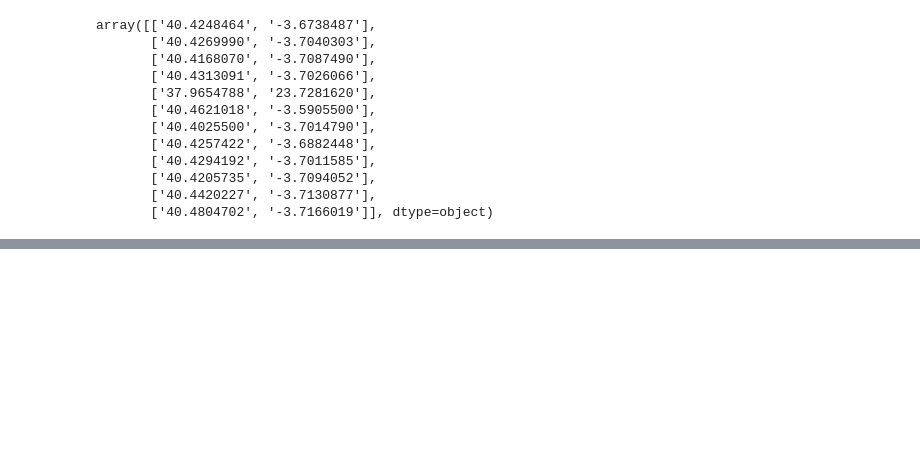
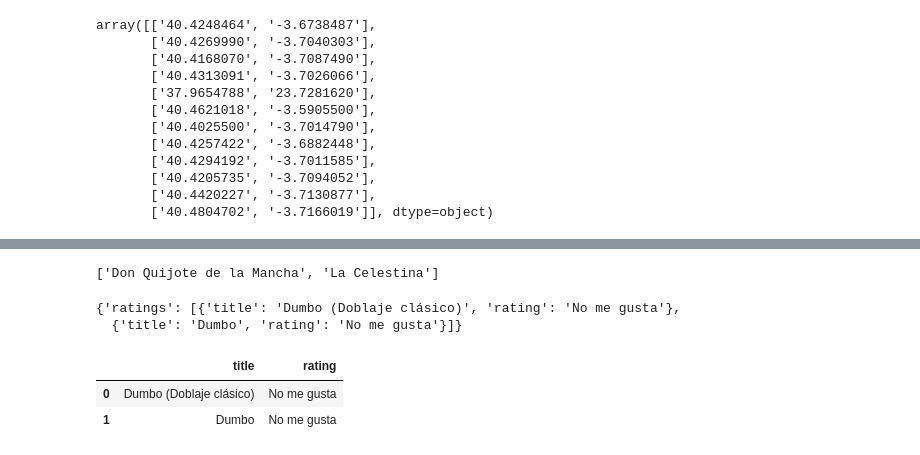
Before and after one commit to jbloch3/Proyecto_Final, a Jupyter notebook: ProyectoFinal.ipynb, the cells around one changed output, grey strips where cells are left out. Saved outputs shown, nothing was run; the diff lists cells and outputs as text; code cells hidden in the pictures; blank space fills up the shorter version.

```diff
--- a/ProyectoFinal.ipynb
+++ b/ProyectoFinal.ipynb
@@ -299,0 +314,4 @@ ModuleNotFoundError: No module named 'gmplot'
+# %%
+libros
+# %% [output]
+['Don Quijote de la Mancha', 'La Celestina']
@@ -299,0 +322,12 @@ ModuleNotFoundError: No module named 'gmplot'
+# %%
+peliculas_json
+# %% [output]
+{'ratings': [{'title': 'Dumbo (Doblaje clásico)', 'rating': 'No me gusta'},
+  {'title': 'Dumbo', 'rating': 'No me gusta'}]}
+# %%
+df_peliculas = pd.DataFrame(peliculas_json['ratings'])
+df_peliculas
+# %% [output]
+|  | title | rating |
+| 0 | Dumbo (Doblaje clásico) | No me gusta |
+| 1 | Dumbo | No me gusta |
```
Also changed, not shown: parts of 39 cells of this notebook.
